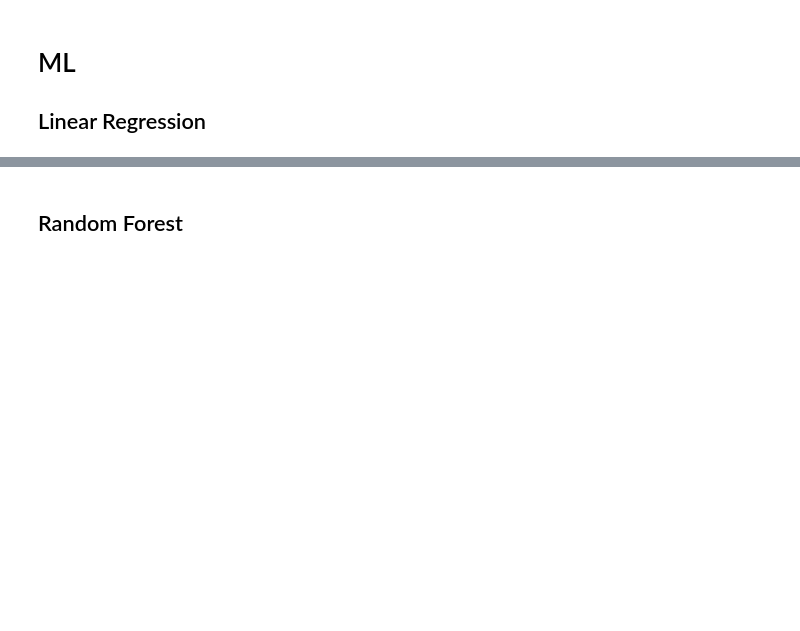
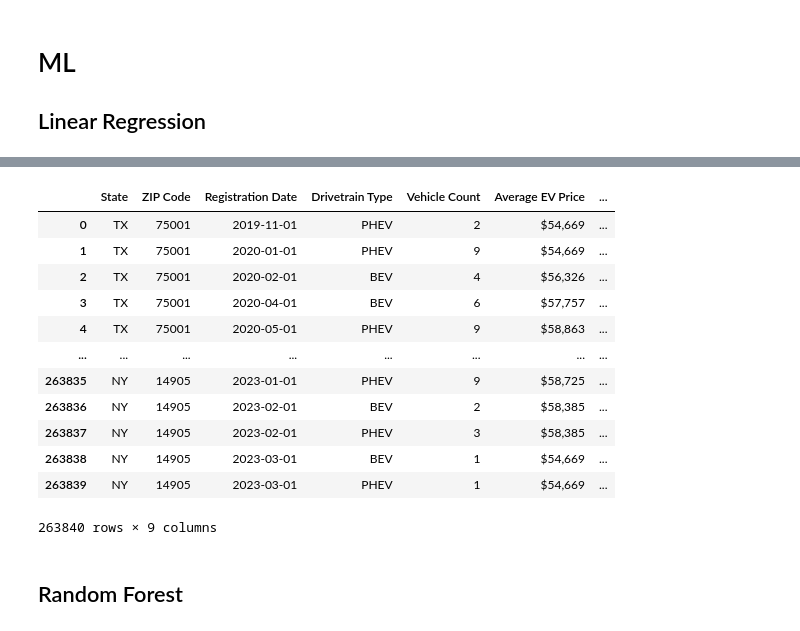
Before and after one commit to shakesy94/ev_adoption_ml, a Jupyter notebook: ML_Models.ipynb, the cells around one changed output, grey strips where cells are left out. Drawn from its saved outputs; the diff is of its cells as text; code cells hidden in the pictures; blank space fills up the shorter version.

```diff
--- a/ML_Models.ipynb
+++ b/ML_Models.ipynb
@@ -59,3 +80,19 @@ models.append(model_lr)
+# %%
+df
+# %% [output]
+|  | State | ZIP Code | Registration Date | Drivetrain Type | Vehicle Count | Average EV Price | ... |
+| 0 | TX | 75001 | 2019-11-01 | PHEV | 2 | $54,669 | ... |
+| 1 | TX | 75001 | 2020-01-01 | PHEV | 9 | $54,669 | ... |
+| 2 | TX | 75001 | 2020-02-01 | BEV | 4 | $56,326 | ... |
+| 3 | TX | 75001 | 2020-04-01 | BEV | 6 | $57,757 | ... |
+| 4 | TX | 75001 | 2020-05-01 | PHEV | 9 | $58,863 | ... |
+| ... | ... | ... | ... | ... | ... | ... | ... |
+| 263835 | NY | 14905 | 2023-01-01 | PHEV | 9 | $58,725 | ... |
+| 263836 | NY | 14905 | 2023-02-01 | BEV | 2 | $58,385 | ... |
+| 263837 | NY | 14905 | 2023-02-01 | PHEV | 3 | $58,385 | ... |
+| 263838 | NY | 14905 | 2023-03-01 | BEV | 1 | $54,669 | ... |
+| 263839 | NY | 14905 | 2023-03-01 | PHEV | 1 | $54,669 | ... |
+263840 rows × 9 columns
 # %% [markdown]
 ## Random Forest
 # %%
```
Also changed, not shown: parts of 15 cells of this notebook, 22 other files.
